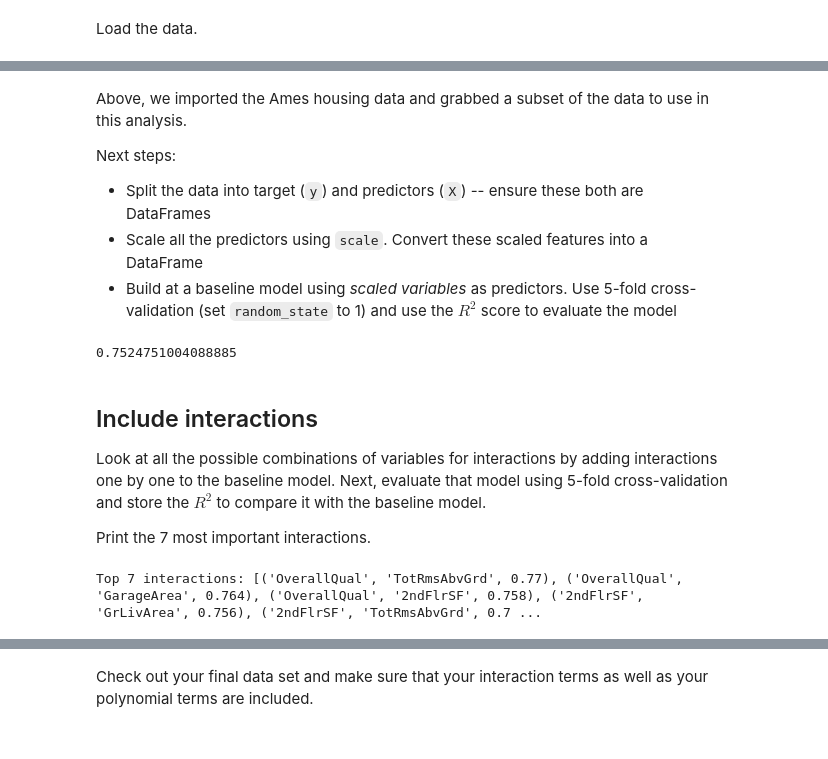
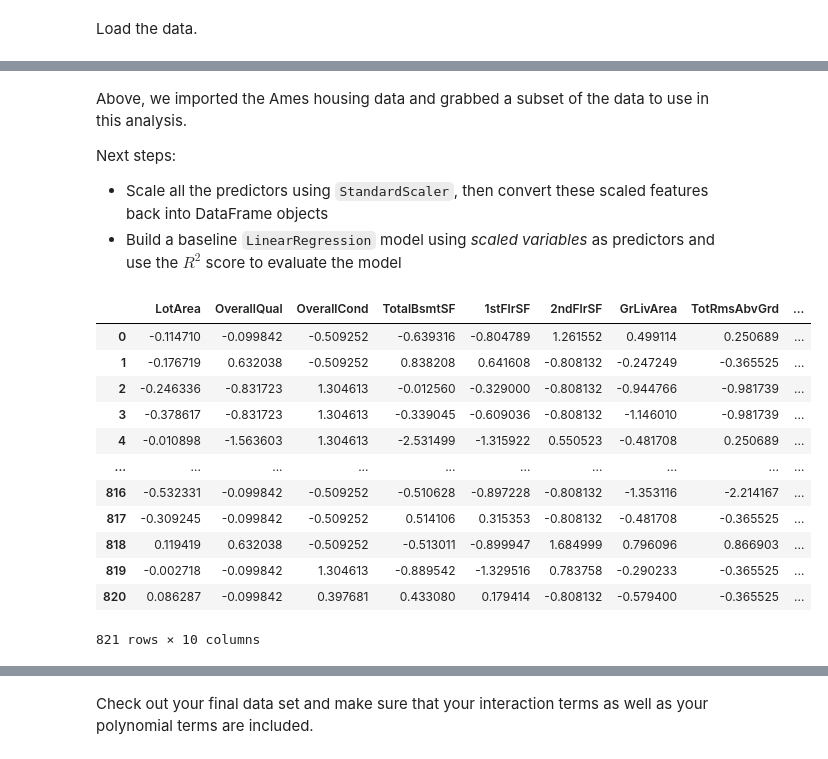
Before and after one commit to learn-co-curriculum/dsc-extensions-to-linear-models-lab, a Jupyter notebook: index.ipynb, the cells around one changed output, grey strips where cells are left out. Drawn from its saved outputs; the diff is of its cells as text; code cells hidden in the pictures.

```diff
--- a/index.ipynb
+++ b/index.ipynb
@@ -39,0 +33,16 @@ df = df[['LotArea', 'OverallQual', 'OverallCond', 'TotalBsmtSF',
+# %%
+
+# Load data from CSV
+df = pd.read_csv("ames.csv")
+# Subset columns
+df = df[['LotArea', 'OverallQual', 'OverallCond', 'TotalBsmtSF',
+         '1stFlrSF', '2ndFlrSF', 'GrLivArea', 'TotRmsAbvGrd',
+         'GarageArea', 'Fireplaces', 'SalePrice']]
+
+# Split the data into X and y
+y = df['SalePrice']
+X = df.drop(columns='SalePrice')
+
+# Split into train, test, and validation sets
+X_train, X_val, y_train, y_val = train_test_split(X, y, random_state=42)
+X_train, X_test, y_train, y_test = train_test_split(X_train, y_train, random_state=0)
@@ -42,6 +53,5 @@ Above, we imported the Ames housing data and grabbed a subset of the data to use
 
 Next steps:
 
-- Split the data into target (`y`) and predictors (`X`) -- ensure these both are DataFrames
-- Scale all the predictors using `scale`. Convert these scaled features into a DataFrame
-- Build at a baseline model using *scaled variables* as predictors. Use 5-fold cross-validation (set `random_state` to 1) and use the $R^2$ score to evaluate the model
+- Scale all the predictors using `StandardScaler`, then convert these scaled features back into DataFrame objects
+- Build a baseline `LinearRegression` model using *scaled variables* as predictors and use the $R^2$ score to evaluate the model
@@ -56,27 +58,27 @@ all_data = pd.concat([y, X_scaled], axis=1)
-# %%
-regression = LinearRegression()
-
-crossvalidation = KFold(n_splits=5, shuffle=True, random_state=1)
-baseline = np.mean(cross_val_score(regression, X_scaled, y, scoring='r2', cv=crossvalidation))
-baseline
-# %% [output]
-0.7524751004088885
-# %% [markdown]
-## Include interactions
-
-Look at all the possible combinations of variables for interactions by adding interactions one by one to the baseline model. Next, evaluate that model using 5-fold cross-validation and store the $R^2$ to compare it with the baseline model.
-
-Print the 7 most important interactions.
-# %%
-combinations = list(combinations(X.columns, 2))
-
-interactions = []
-data = X_scaled.copy()
-for comb in combinations:
-    data['interaction'] = data[comb[0]] * data[comb[1]]
-    score = np.mean(cross_val_score(regression, data, y, scoring='r2', cv=crossvalidation))
-    if score > baseline: interactions.append((comb[0], comb[1], round(score, 3)))
-
-print('Top 7 interactions: %s' %sorted(interactions, key=lambda inter: inter[2], reverse=True)[:7])
-# %% [output]
-Top 7 interactions: [('OverallQual', 'TotRmsAbvGrd', 0.77), ('OverallQual', 'GarageArea', 0.764), ('OverallQual', '2ndFlrSF', 0.758), ('2ndFlrSF', 'GrLivArea', 0.756), ('2ndFlrSF', 'TotRmsAbvGrd', 0.7 ...
+# %%
+
+# Scale X_train and X_test using StandardScaler
+scaler = StandardScaler()
+X_train_scaled = scaler.fit_transform(X_train)
+X_test_scaled = scaler.transform(X_test)
+
+# Ensure X_train and X_test are scaled DataFrames
+# (hint: you can set the columns using X.columns)
+X_train = pd.DataFrame(X_train_scaled, columns=X.columns)
+X_test = pd.DataFrame(X_test_scaled, columns=X.columns)
+
+X_train
+# %% [output]
+|  | LotArea | OverallQual | OverallCond | TotalBsmtSF | 1stFlrSF | 2ndFlrSF | GrLivArea | TotRmsAbvGrd | ... |
+| 0 | -0.114710 | -0.099842 | -0.509252 | -0.639316 | -0.804789 | 1.261552 | 0.499114 | 0.250689 | ... |
+| 1 | -0.176719 | 0.632038 | -0.509252 | 0.838208 | 0.641608 | -0.808132 | -0.247249 | -0.365525 | ... |
+| 2 | -0.246336 | -0.831723 | 1.304613 | -0.012560 | -0.329000 | -0.808132 | -0.944766 | -0.981739 | ... |
+| 3 | -0.378617 | -0.831723 | 1.304613 | -0.339045 | -0.609036 | -0.808132 | -1.146010 | -0.981739 | ... |
+| 4 | -0.010898 | -1.563603 | 1.304613 | -2.531499 | -1.315922 | 0.550523 | -0.481708 | 0.250689 | ... |
+| ... | ... | ... | ... | ... | ... | ... | ... | ... | ... |
+| 816 | -0.532331 | -0.099842 | -0.509252 | -0.510628 | -0.897228 | -0.808132 | -1.353116 | -2.214167 | ... |
+| 817 | -0.309245 | -0.099842 | -0.509252 | 0.514106 | 0.315353 | -0.808132 | -0.481708 | -0.365525 | ... |
+| 818 | 0.119419 | 0.632038 | -0.509252 | -0.513011 | -0.899947 | 1.684999 | 0.796096 | 0.866903 | ... |
+| 819 | -0.002718 | -0.099842 | 1.304613 | -0.889542 | -1.329516 | 0.783758 | -0.290233 | -0.365525 | ... |
+| 820 | 0.086287 | -0.099842 | 0.397681 | 0.433080 | 0.179414 | -0.808132 | -0.579400 | -0.365525 | ... |
+821 rows × 10 columns
```
Also changed, not shown: parts of 62 cells of this notebook, 2 other files.
